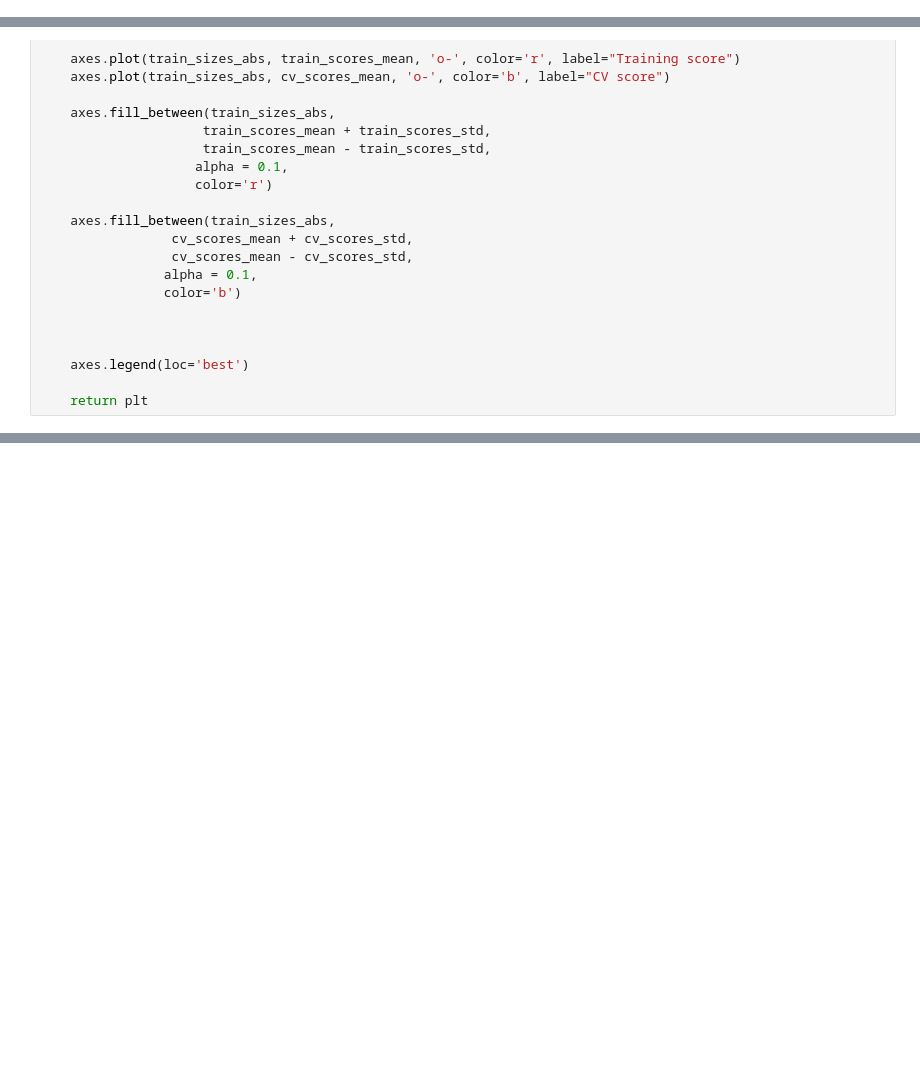
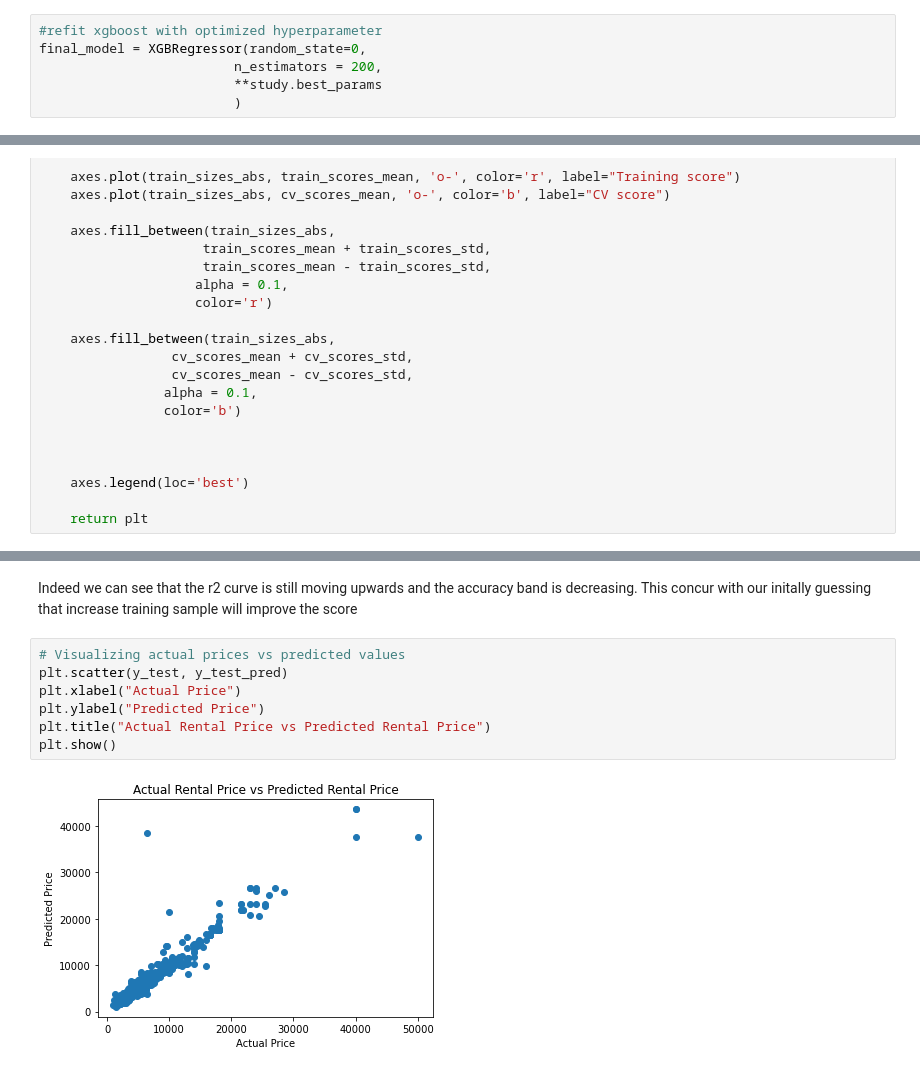
Before and after one commit to JosephSkippy/SingaporeCondoRental, a Jupyter notebook: 03 Feature Engineering & Modelling.ipynb, the cells around one changed output, grey strips where cells are left out. Drawn from its saved outputs; the diff is of its cells as text; blank space fills up the shorter version.

```diff
--- a/03 Feature Engineering & Modelling.ipynb
+++ b/03 Feature Engineering & Modelling.ipynb
@@ -626,0 +681,6 @@ final_model = model = XGBRegressor(random_state=0,
+# %%
+#refit xgboost with optimized hyperparameter
+final_model = XGBRegressor(random_state=0,
+                         n_estimators = 200,
+                         **study.best_params
+                         )
@@ -680,0 +765,11 @@ plotlearningcurve(final_model, X_train, y_train);
+# %% [markdown]
+Indeed we can see that the r2 curve is still moving upwards and the accuracy band is decreasing. This concur with our initally guessing that increase training sample will improve the score
+# %%
+# Visualizing actual prices vs predicted values
+plt.scatter(y_test, y_test_pred)
+plt.xlabel("Actual Price")
+plt.ylabel("Predicted Price")
+plt.title("Actual Rental Price vs Predicted Rental Price")
+plt.show()
+# %% [output]
+[figure, added]
```
Also changed, not shown: parts of 37 cells of this notebook, 3 other files.
